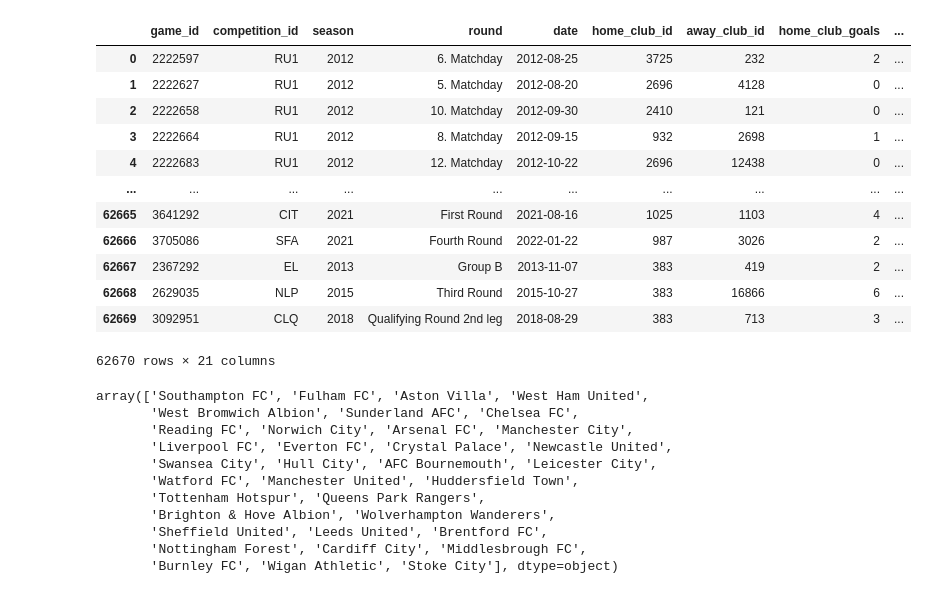
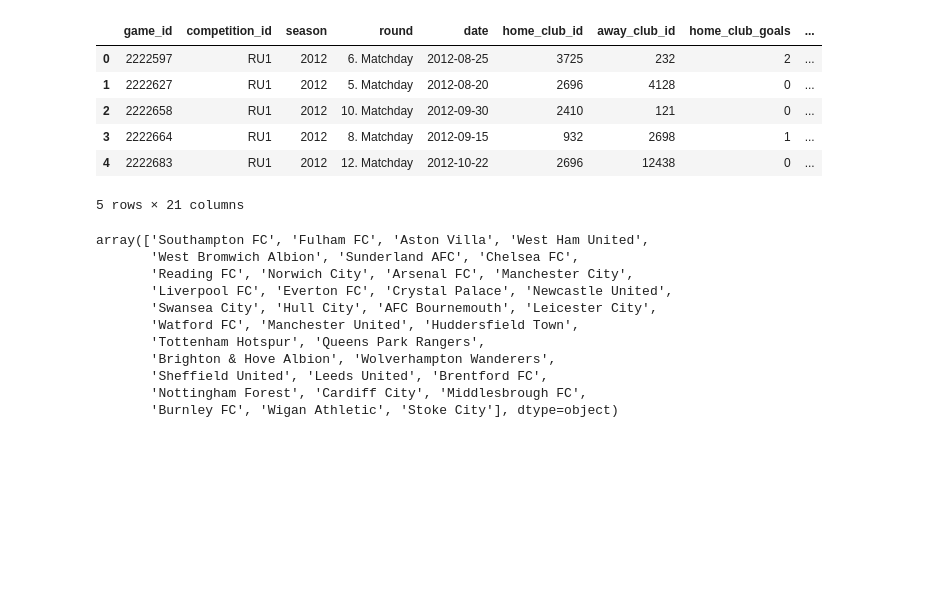
Before and after one commit to LevytskyiS/Football_Analysis, a Jupyter notebook: mu_2018.ipynb, the cells around one changed output. Drawn from its saved outputs; the diff is of its cells as text; code cells hidden in the pictures; blank space fills up the shorter version.

```diff
--- a/mu_2018.ipynb
+++ b/mu_2018.ipynb
@@ -8,21 +8,15 @@ import matplotlib.pyplot as plt
 # %%
 # Read csv-file
 games = pd.read_csv('games.csv')
-games
+games.head()
 # %% [output]
 |  | game_id | competition_id | season | round | date | home_club_id | away_club_id | home_club_goals | ... |
 | 0 | 2222597 | RU1 | 2012 | 6. Matchday | 2012-08-25 | 3725 | 232 | 2 | ... |
 | 1 | 2222627 | RU1 | 2012 | 5. Matchday | 2012-08-20 | 2696 | 4128 | 0 | ... |
 | 2 | 2222658 | RU1 | 2012 | 10. Matchday | 2012-09-30 | 2410 | 121 | 0 | ... |
 | 3 | 2222664 | RU1 | 2012 | 8. Matchday | 2012-09-15 | 932 | 2698 | 1 | ... |
 | 4 | 2222683 | RU1 | 2012 | 12. Matchday | 2012-10-22 | 2696 | 12438 | 0 | ... |
-| ... | ... | ... | ... | ... | ... | ... | ... | ... | ... |
-| 62665 | 3641292 | CIT | 2021 | First Round | 2021-08-16 | 1025 | 1103 | 4 | ... |
-| 62666 | 3705086 | SFA | 2021 | Fourth Round | 2022-01-22 | 987 | 3026 | 2 | ... |
-| 62667 | 2367292 | EL | 2013 | Group B | 2013-11-07 | 383 | 419 | 2 | ... |
-| 62668 | 2629035 | NLP | 2015 | Third Round | 2015-10-27 | 383 | 16866 | 6 | ... |
-| 62669 | 3092951 | CLQ | 2018 | Qualifying Round 2nd leg | 2018-08-29 | 383 | 713 | 3 | ... |
-62670 rows × 21 columns
+5 rows × 21 columns
 # %%
 # Retrieve all English Premier League football clubs names
 gdf = games.competition_id == 'GB1'
```
Also changed, not shown: parts of 5 cells of this notebook, 1 other file.
